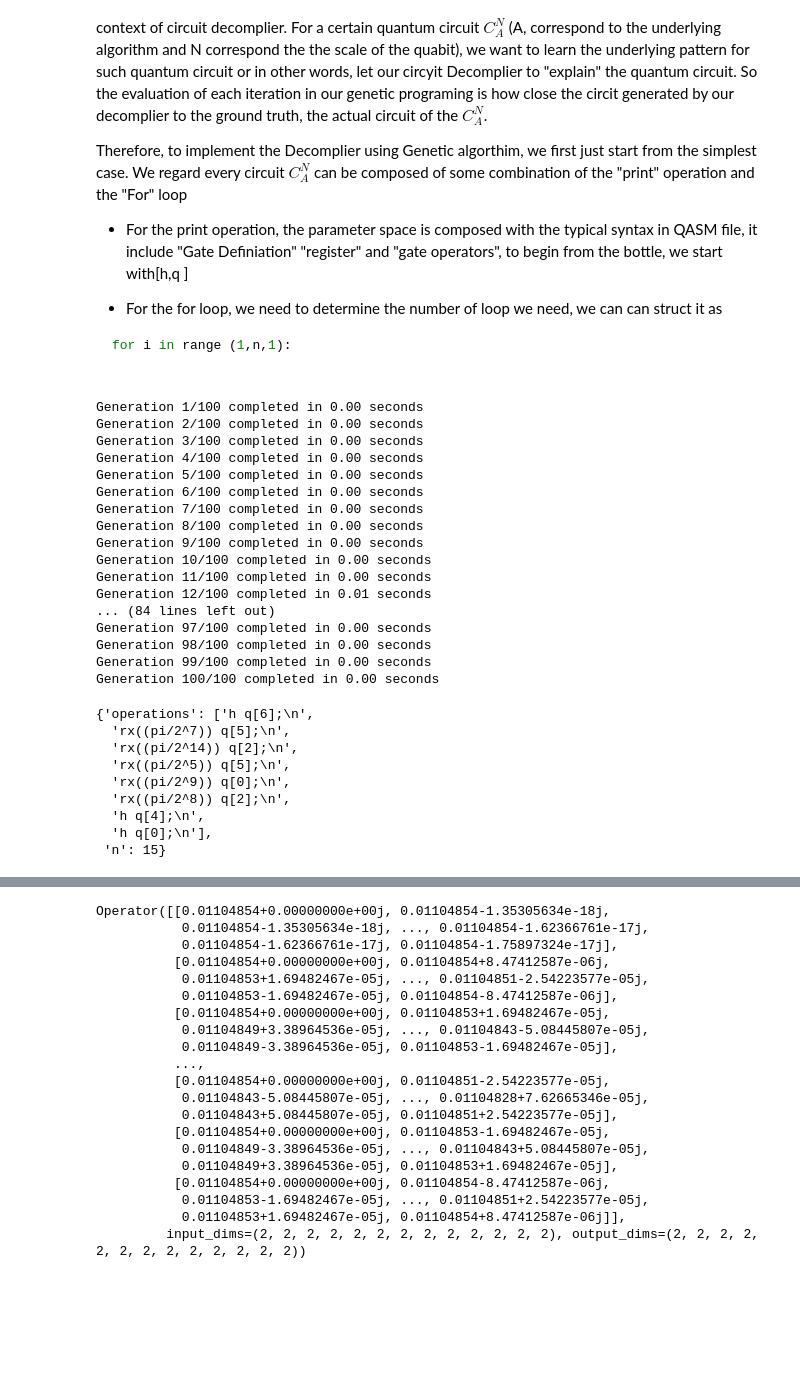
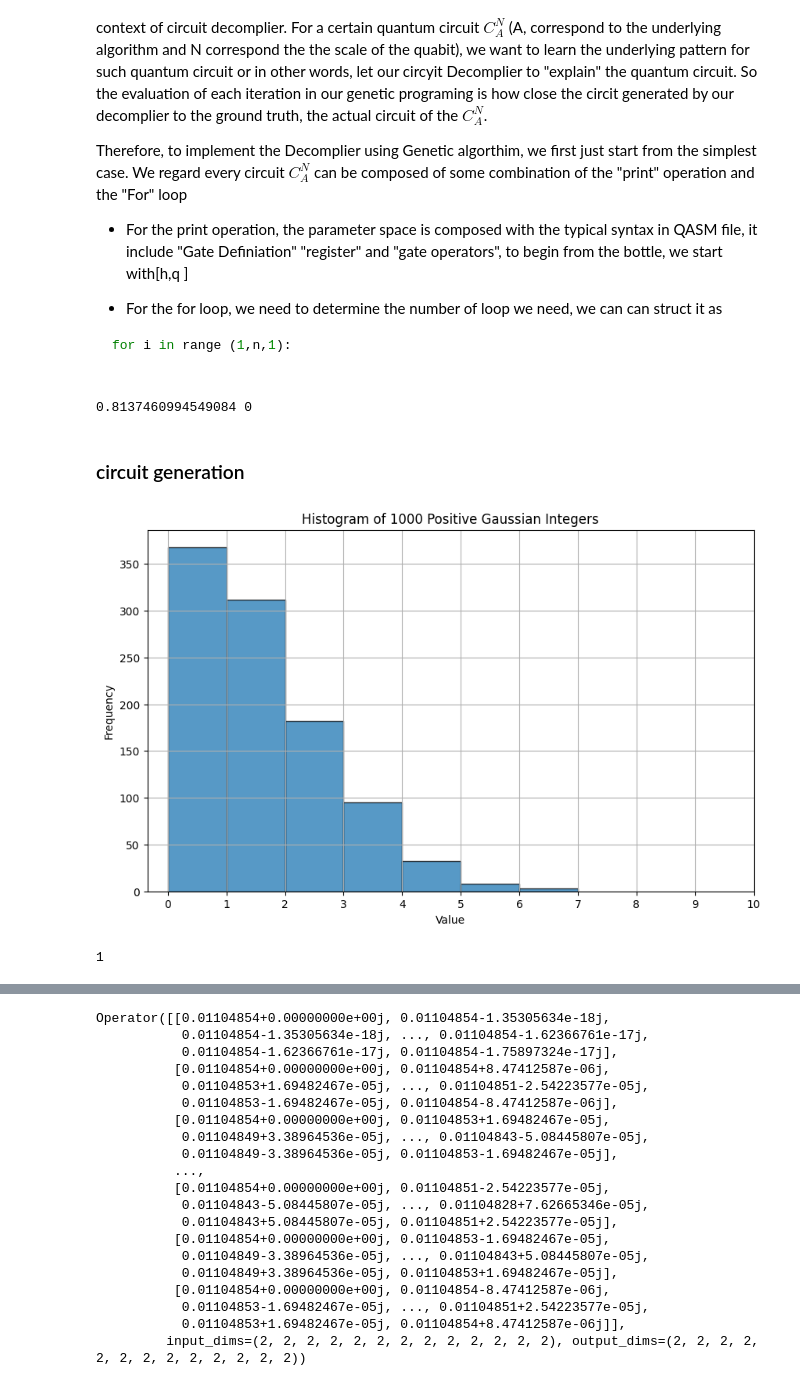
Before and after one commit to XlxlICE/Quantum-Circuit-Decompiler-, a Jupyter notebook: Decomplier.ipynb, the cells around one changed output, grey strips where cells are left out. Saved outputs shown, nothing was run; the diff lists cells and outputs as text; code cells hidden in the pictures; blank space fills up the shorter version.

```diff
--- a/Decomplier.ipynb
+++ b/Decomplier.ipynb
@@ -659,30 +98,39 @@ class genetic_Decompiler:
-# %%
-Decompiler=genetic_Decompiler(algorithm_name='h_c',qubit_limit=20,perform_crossover=False,perform_mutation=False)
-Decompiler.run()
-# %% [output]
-Generation 1/100 completed in 0.00 seconds
-Generation 2/100 completed in 0.00 seconds
-Generation 3/100 completed in 0.00 seconds
-Generation 4/100 completed in 0.00 seconds
-Generation 5/100 completed in 0.00 seconds
-Generation 6/100 completed in 0.00 seconds
-Generation 7/100 completed in 0.00 seconds
-Generation 8/100 completed in 0.00 seconds
-Generation 9/100 completed in 0.00 seconds
-Generation 10/100 completed in 0.00 seconds
-Generation 11/100 completed in 0.00 seconds
-Generation 12/100 completed in 0.01 seconds
-... (84 lines left out)
-Generation 97/100 completed in 0.00 seconds
-Generation 98/100 completed in 0.00 seconds
-Generation 99/100 completed in 0.00 seconds
-Generation 100/100 completed in 0.00 seconds
-{'operations': ['h q[6];\n',
-  'rx((pi/2^7)) q[5];\n',
-  'rx((pi/2^14)) q[2];\n',
-  'rx((pi/2^5)) q[5];\n',
-  'rx((pi/2^9)) q[0];\n',
-  'rx((pi/2^8)) q[2];\n',
-  'h q[4];\n',
-  'h q[0];\n'],
- 'n': 15}
+# %%
+print(abs(random.gauss(0, 1)),int(random.gauss(0, 1)))
+# %% [output]
+0.8137460994549084 0
+# %% [markdown]
+### circuit generation
+# %%
+import random
+import matplotlib.pyplot as plt
+def random_positive_gaussian_integers(mu=0, sigma=1):
+    """Generate positive random integers from a Gaussian distribution, ensuring all numbers are within a given range [1, upper_bound].
+
+    Args:
+        mu (float): Mean of the Gaussian distribution.
+        sigma (float): Standard deviation of the Gaussian distribution.
+        num_samples (int): Number of samples to generate.
+        upper_bound (int): Maximum value of the random integer (inclusive).
+    """
+    # Generate number, take absolute value, round, and apply upper bound
+    number = random.gauss(mu, sigma)
+    positive_integer = int(abs(number))
+    return positive_integer
+
+data = []
+for i in range (1000):\
+    data.append(random_positive_gaussian_integers(mu=0, sigma=2))
+
+plt.figure(figsize=(10, 6))
+plt.hist(data, bins=range(0, max(data) + 2), edgecolor='black', alpha=0.75)
+plt.title('Histogram of 1000 Positive Gaussian Integers')
+plt.xlabel('Value')
+plt.ylabel('Frequency')
+plt.xticks(range(0, 11))
+plt.grid(True)
+plt.show()
+print(random_positive_gaussian_integers())
+# %% [output]
+[figure, added]
+1
```
Also changed, not shown: parts of 73 cells of this notebook, 5 other files.
